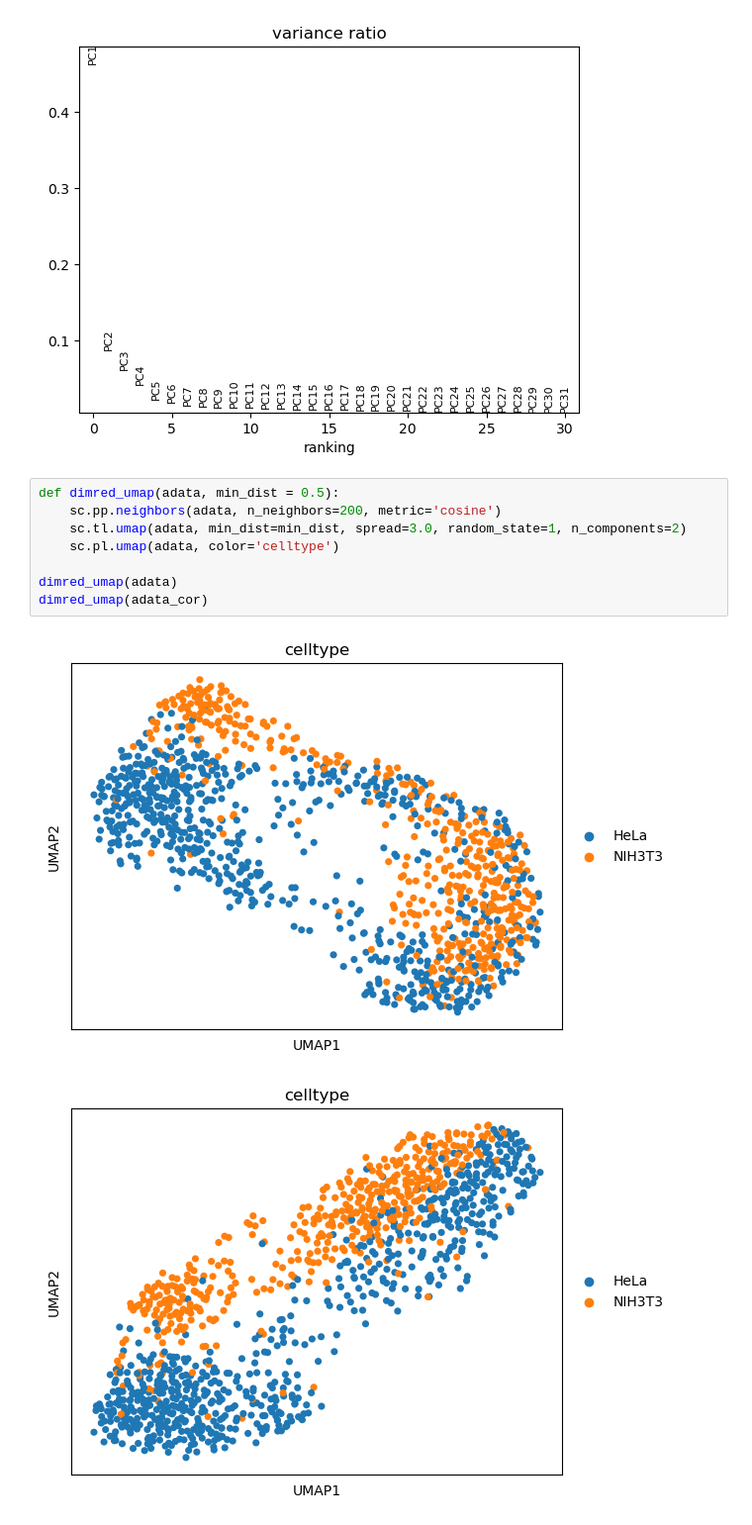
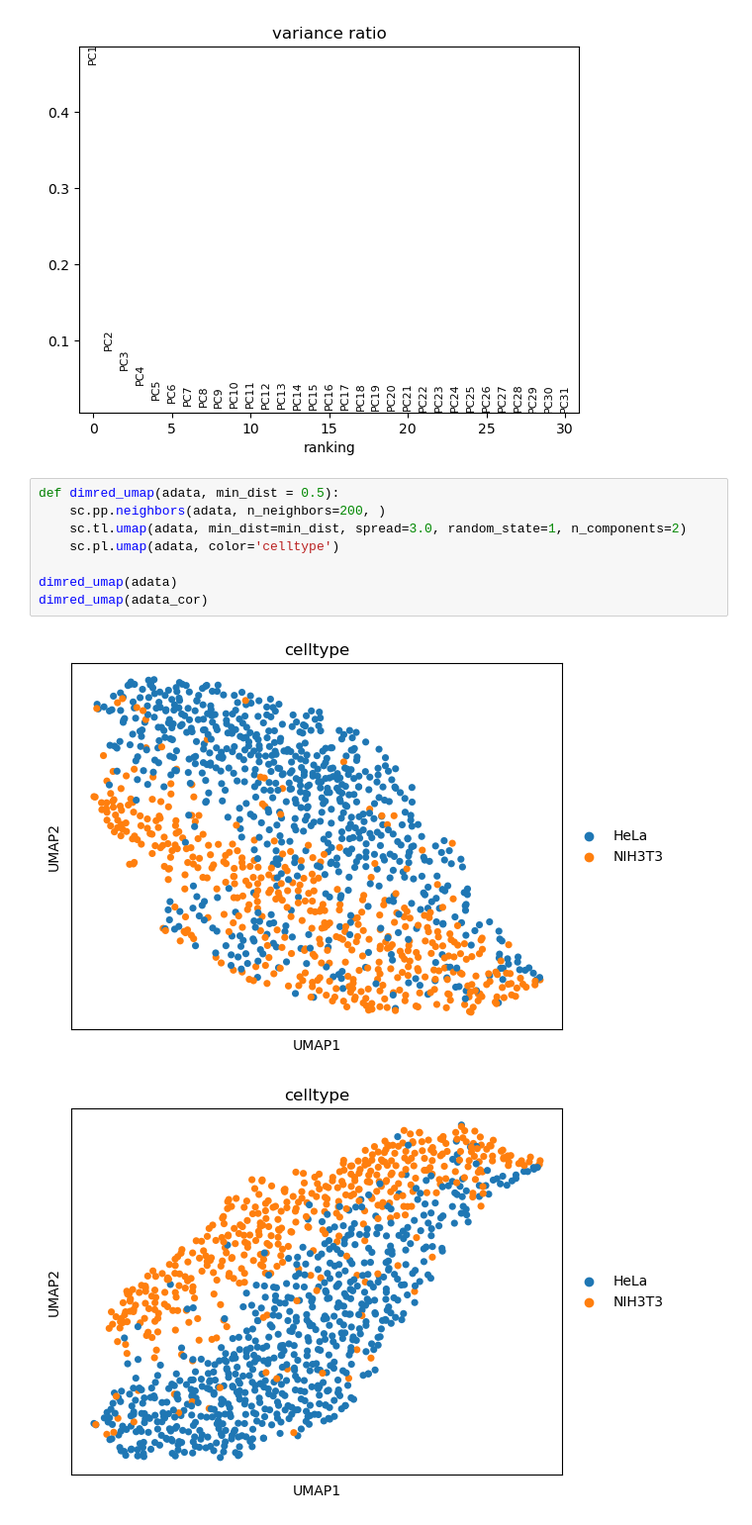
Before and after one commit to mariusrklein/FDA_project, a Jupyter notebook: correction_evaluation.ipynb, the cells around one changed output. Shown at 99% size. Cells and saved outputs as stored; diff of their text form.

```diff
--- a/correction_evaluation.ipynb
+++ b/correction_evaluation.ipynb
@@ -151,15 +183,15 @@ dimred_pca(adata_cor)
 [figure]
 # %%
 def dimred_umap(adata, min_dist = 0.5):
-    sc.pp.neighbors(adata, n_neighbors=200, metric='cosine')
+    sc.pp.neighbors(adata, n_neighbors=200, )
     sc.tl.umap(adata, min_dist=min_dist, spread=3.0, random_state=1, n_components=2)
     sc.pl.umap(adata, color='celltype')
 
 dimred_umap(adata)
 dimred_umap(adata_cor)
 # %% [output]
-[figure, old version]
+[figure, new version]
-[figure, old version]
+[figure, new version]
 # %%
 from sklearn.metrics.cluster import completeness_score
 from sklearn.metrics import accuracy_score, silhouette_score
```
Also changed, not shown: parts of 18 cells of this notebook, 1 other file.
